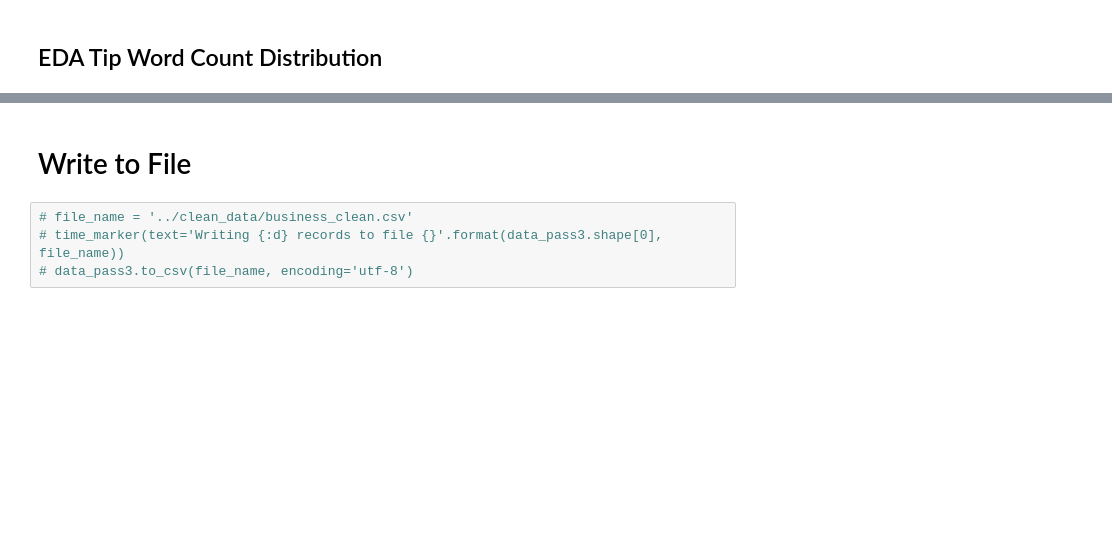
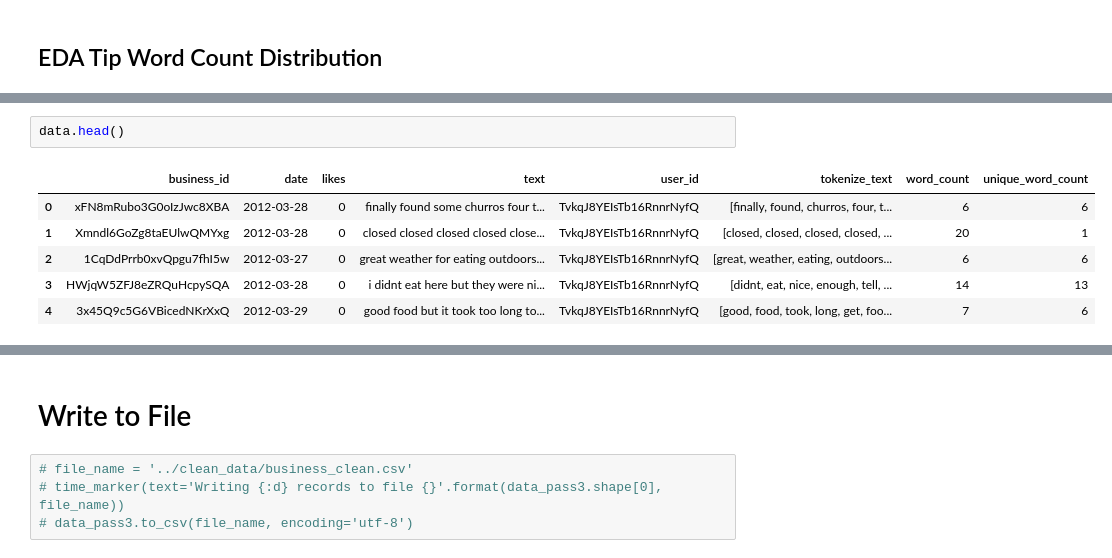
Before and after one commit to samgutentag/yelpsubtopics, a Jupyter notebook: 00_DataWrangling/01_Tips_Wrangling.ipynb, the cells around one changed output, grey strips where cells are left out. Cells and saved outputs as stored; diff of their text form; blank space fills up the shorter version.

```diff
--- a/00_DataWrangling/01_Tips_Wrangling.ipynb
+++ b/00_DataWrangling/01_Tips_Wrangling.ipynb
@@ -127,0 +142,9 @@ plt.close()
+# %%
+data.head()
+# %% [output]
+|  | business_id | date | likes | text | user_id | tokenize_text | word_count | unique_word_count |
+| 0 | xFN8mRubo3G0oIzJwc8XBA | 2012-03-28 | 0 | finally found some churros four t... | TvkqJ8YEIsTb16RnnrNyfQ | [finally, found, churros, four, t... | 6 | 6 |
+| 1 | Xmndl6GoZg8taEUlwQMYxg | 2012-03-28 | 0 | closed closed closed closed close... | TvkqJ8YEIsTb16RnnrNyfQ | [closed, closed, closed, closed, ... | 20 | 1 |
+| 2 | 1CqDdPrrb0xvQpgu7fhI5w | 2012-03-27 | 0 | great weather for eating outdoors... | TvkqJ8YEIsTb16RnnrNyfQ | [great, weather, eating, outdoors... | 6 | 6 |
+| 3 | HWjqW5ZFJ8eZRQuHcpySQA | 2012-03-28 | 0 | i didnt eat here but they were ni... | TvkqJ8YEIsTb16RnnrNyfQ | [didnt, eat, nice, enough, tell, ... | 14 | 13 |
+| 4 | 3x45Q9c5G6VBicedNKrXxQ | 2012-03-29 | 0 | good food but it took too long to... | TvkqJ8YEIsTb16RnnrNyfQ | [good, food, took, long, get, foo... | 7 | 6 |
```
Also changed, not shown: parts of 12 cells of this notebook, 3 other files.
